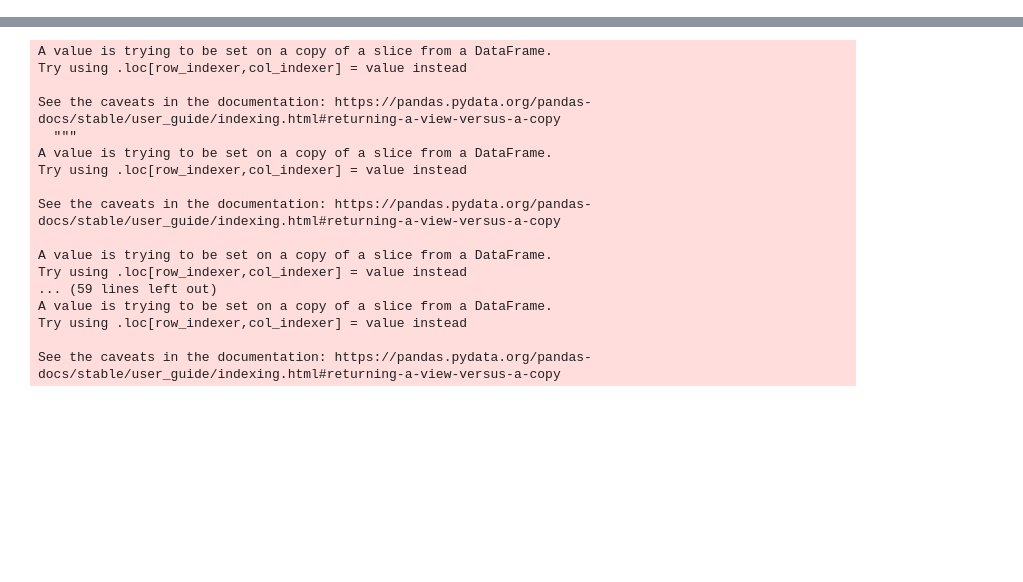
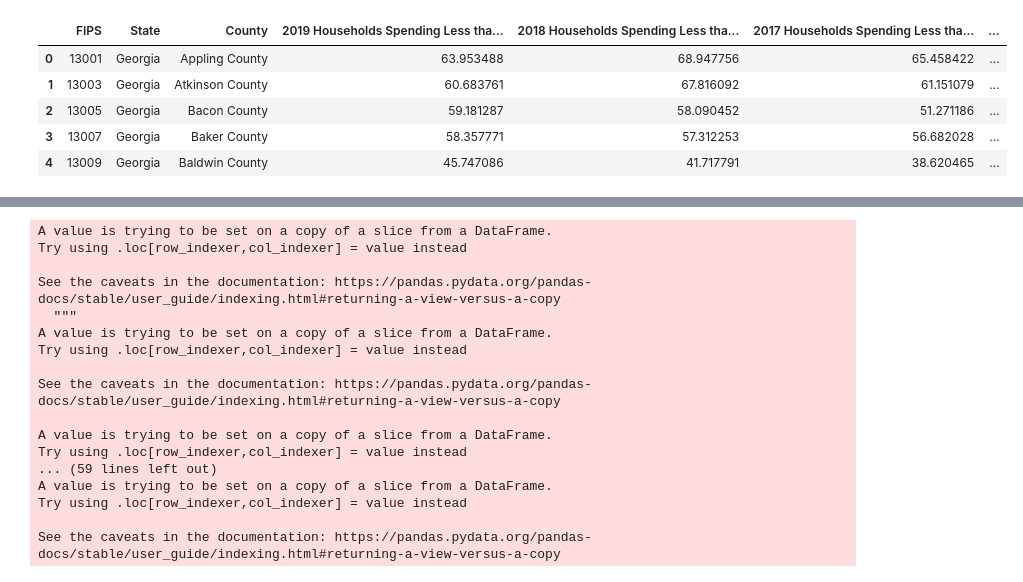
Before and after one commit to mmainzer/county-index, a Jupyter notebook: data-clean.ipynb, the cells around one changed output, grey strips where cells are left out. Saved outputs shown, nothing was run; the diff lists cells and outputs as text; code cells hidden in the pictures; blank space fills up the shorter version.

Commit message:
Data update

```diff
--- a/data-clean.ipynb
+++ b/data-clean.ipynb
@@ -62,10 +62,18 @@ youthStack = youth.melt(['FIPS','County'], var_name='Metric', value_name='Measur
 
 youthStack['Indicator'] = "Opportunity"
 # %%
-# now with crime
-housing = pd.read_excel('data/opportunity-index-2018.xlsx', sheet_name='Counties', skiprows=2, usecols="A,B,C,BR:BZ")
+# now with housing
+# ACS 5 year table DP04
+housing = pd.read_excel('data/housing.xlsx')
 housing = housing.loc[housing['State'] == "Georgia"]
-# %%
-housing.sort_values('2019 Households Spending Less than 30% of Income on Housing', inplace=True)
+# %%
+housing.head()
+# %% [output]
+|  | FIPS | State | County | 2019 Households Spending Less tha... | 2018 Households Spending Less tha... | 2017 Households Spending Less tha... | ... |
+| 0 | 13001 | Georgia | Appling County | 63.953488 | 68.947756 | 65.458422 | ... |
+| 1 | 13003 | Georgia | Atkinson County | 60.683761 | 67.816092 | 61.151079 | ... |
+| 2 | 13005 | Georgia | Bacon County | 59.181287 | 58.090452 | 51.271186 | ... |
+| 3 | 13007 | Georgia | Baker County | 58.357771 | 57.312253 | 56.682028 | ... |
+| 4 | 13009 | Georgia | Baldwin County | 45.747086 | 41.717791 | 38.620465 | ... |
 # %%
 del housing['State']
```
Also changed, not shown: parts of 28 cells of this notebook, 15 other files.
